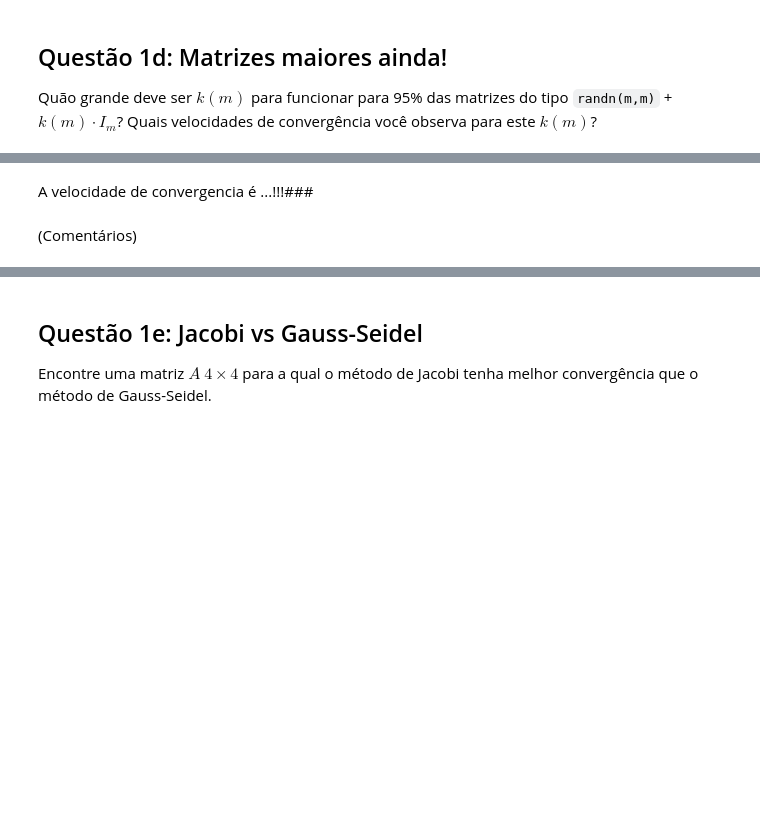
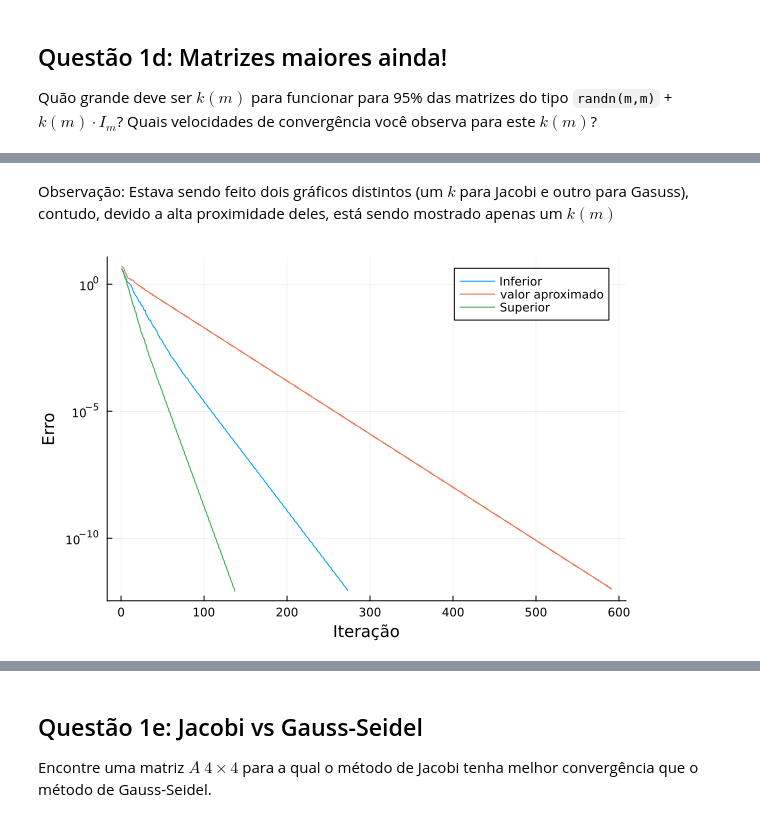
Before and after one commit to FGVTrabalhos/Jacobi, a Jupyter notebook: Projeto2.ipynb, the cells around one changed output, grey strips where cells are left out. Saved outputs shown, nothing was run; the diff lists cells and outputs as text; code cells hidden in the pictures; blank space fills up the shorter version.

```diff
--- a/Projeto2.ipynb
+++ b/Projeto2.ipynb
@@ -53,15 +53,23 @@ function Jacobi(A::Matrix, v::Vector, eps)
     m, n = size(A)
     erros = Float64[]
 
-    for _ in 1:1000
+    while true
         for i in 1:m
             novo_chute_jacobi!(A, v, cur, chute, i)
         end
         push!(erros, norma(A * chute - v))
+
         if erros[end] < eps
             return chute, erros
         end
         cur = copy(chute)
+
+        if length(erros) > 3000
+            return nothing, erros
+        end
+        if length(erros) > 1000 && sum(erros[end-200:end-100]) < sum(erros[end-100:end])
+            return nothing, erros
+        end
     end
     return chute, erros
 end
@@ -180,8 +210,8 @@ Na grande maioria das matrizes, Gauss Seidel converge mais rápido, Geralmente,
 Teste com matrizes maiores.  Estes métodos funcionam para matrizes do tipo `rand(m,m)`?
 # %%
 function testar_se_matriz_converge(A::Matrix)
-    J = JacobiConverge(A) < 1
-    Gs = GaussSeidelConverge(A) < 1
+    J = JacobiConverge(A)
+    Gs = GaussSeidelConverge(A)
     return J && Gs
 end
 
@@ -232,11 +280,11 @@ end
 nothing
 # %%
 function k_inf(m)
-    return 1.001 * sqrt(m) + 0.8
+    return 1.001 * sqrt(m) + 0.9
 end
 
 function k_sup(m)
-    return 2 + 1.01 * sqrt(m)
+    return 2 + 1.002 * sqrt(m)
 end
 
 function encontrar_k()
@@ -286,5 +345,5 @@ graficoseparado_linear(pontos_k, "Valores de k")
 # %% [markdown]
-A velocidade de convergencia é ...!!!###
+Observação: Estava sendo feito dois gráficos distintos (um $k$ para Jacobi e outro para Gasuss), contudo, devido a alta proximidade deles, está sendo mostrado apenas um $k(m)$
 # %%
 function makerand_inf(m)
     return randn(m,m) + k_inf(m) * I(m)
@@ -294,13 +353,21 @@ function makerand_sup(m)
     return randn(m,m) + k_sup(m) * I(m)
 end
 
-for i in 4:12
-    print("Superior: ")
-    print(raio_espectral(JacobiMatrix(makerand_sup(2^i))))
-    print(" / Inferior: ")
-    println(raio_espectral(JacobiMatrix(makerand_inf(2^i))))
+function grafico(inf::Vector, exato::Vector, sup::Vector, l1, l2, l3)
+    plot(1:length(inf), inf, label=l1, xlabel="Iteração", ylabel="Erro", yaxis=:log)
+    plot!(1:length(exato), exato, label=l2, yaxis=:log)
+    plot!(1:length(sup), sup, label=l3, yaxis=:log)
 end
 
+function plotar_velocidade(f, tamanho::Int)
+    _, JEI = f(makerand_inf(2^tamanho), rand(2^tamanho), 10^(-12))
+    _, JE = f(makerand(2^tamanho, pontos_k[tamanho]), rand(2^tamanho), 10^(-12))
+    _, JES = f(makerand_sup(2^tamanho), rand(2^tamanho), 10^(-12))
+
+    grafico(JEI, JE, JES, "Inferior", "valor aproximado","Superior")
+end
 nothing
-# %% [markdown]
-(Comentários)
+# %%
+plotar_velocidade(Jacobi, 6)
+# %% [output]
+[figure, added]
```
Also changed, not shown: parts of 32 cells of this notebook.
